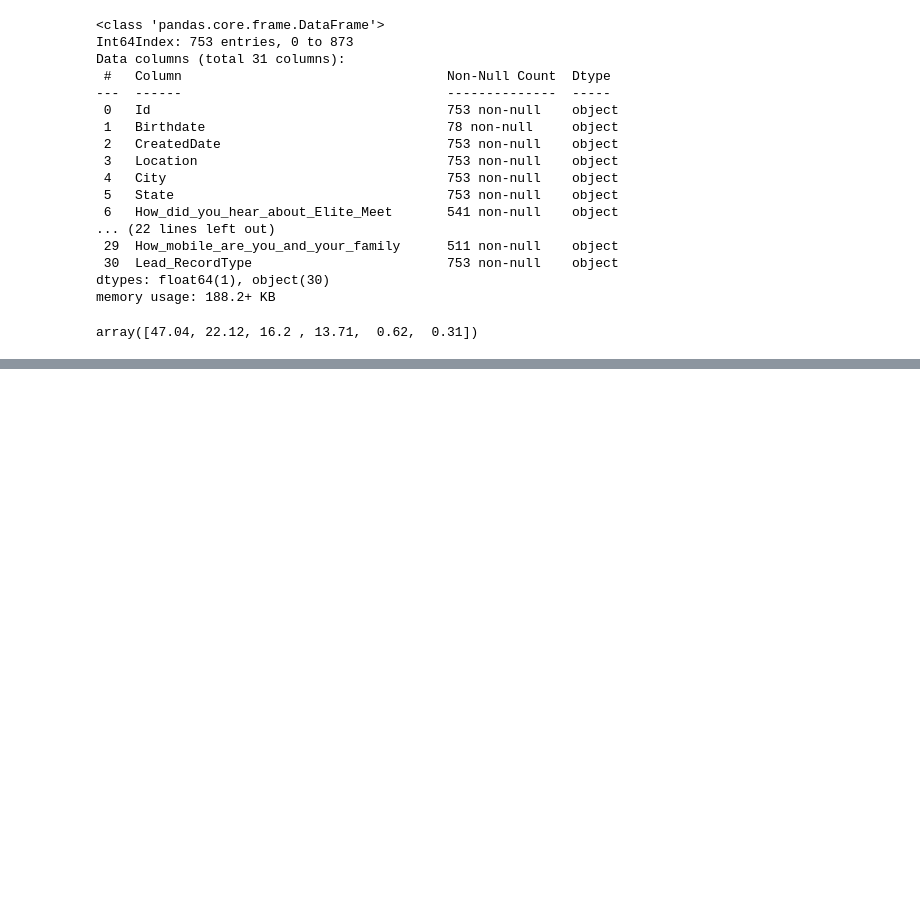
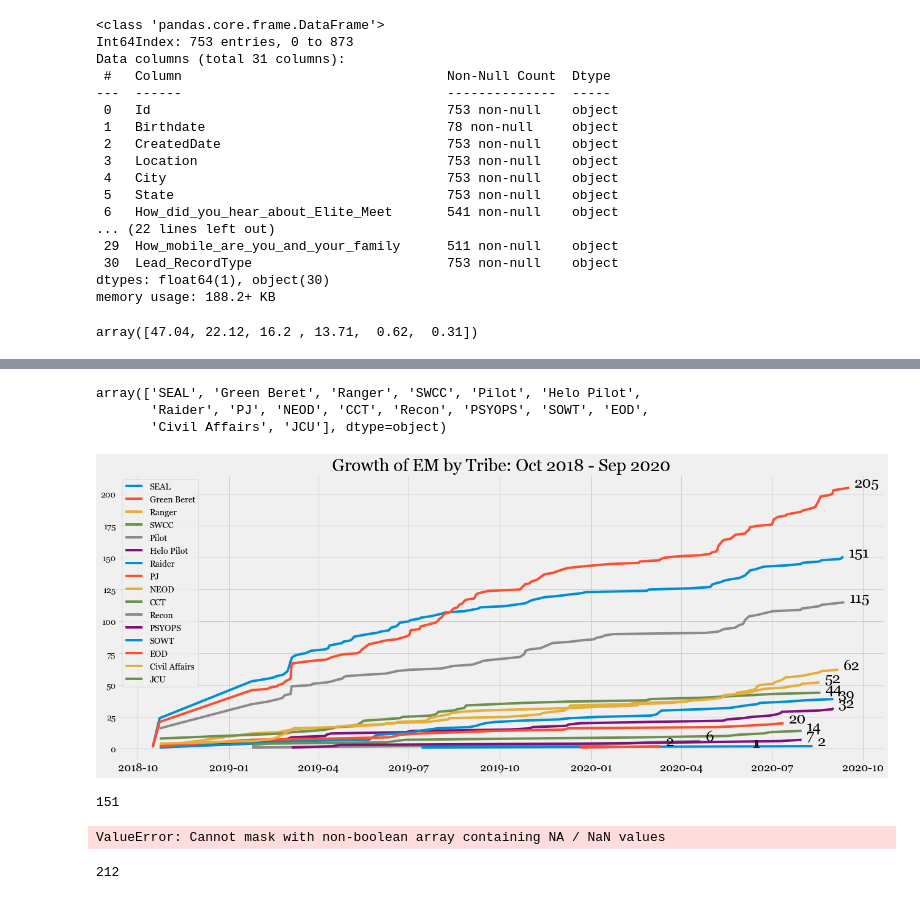
Before and after one commit to americanthinker/Capstone_Project_I, a Jupyter notebook: SOF_Analysis.ipynb, the cells around one changed output, grey strips where cells are left out. Saved outputs shown, nothing was run; the diff lists cells and outputs as text; code cells hidden in the pictures; blank space fills up the shorter version.

```diff
--- a/SOF_Analysis.ipynb
+++ b/SOF_Analysis.ipynb
@@ -162,0 +298,36 @@ plt.style.available
+# %%
+tribe_names = tribes['Tribe'].unique()
+tribe_names
+# %% [output]
+array(['SEAL', 'Green Beret', 'Ranger', 'SWCC', 'Pilot', 'Helo Pilot',
+       'Raider', 'PJ', 'NEOD', 'CCT', 'Recon', 'PSYOPS', 'SOWT', 'EOD',
+       'Civil Affairs', 'JCU'], dtype=object)
+# %%
+fig = plt.figure(figsize=(20,8))
+plt.style.use('fivethirtyeight')
+for name in tribe_names:
+    temp = df[df['Tribe'] == name]
+    data = temp['CreatedDate'].dt.date.value_counts().sort_index().cumsum()
+    last_day = data.index[-1]
+    total_count = data[-1]
+    plot = data.plot(label=name)
+    #if branch != 'Air Force':
+    text = plt.text(last_day + pd.DateOffset(days=5), total_count, str(total_count), fontsize=24)
+    #else: text = plt.text(last_day, total_count + 5, str(total_count), fontsize=24)
+legend = plt.legend()
+ticks = plt.xticks(fontsize=18)
+title = plt.title('Growth of EM by Tribe: Oct 2018 - Sep 2020', fontsize=28)
+# %% [output]
+[figure, added]
+# %%
+len(df[df['Tribe'] == 'SEAL'])
+# %% [output]
+151
+# %%
+df[df['How_did_you_hear_about_Elite_Meet'].str.contains('Allen')]
+# %% [output]
+ValueError: Cannot mask with non-boolean array containing NA / NaN values
+# %%
+sum(df['How_did_you_hear_about_Elite_Meet'].isnull())
+# %% [output]
+212
```
Also changed, not shown: parts of 47 cells of this notebook, 7 other files.
